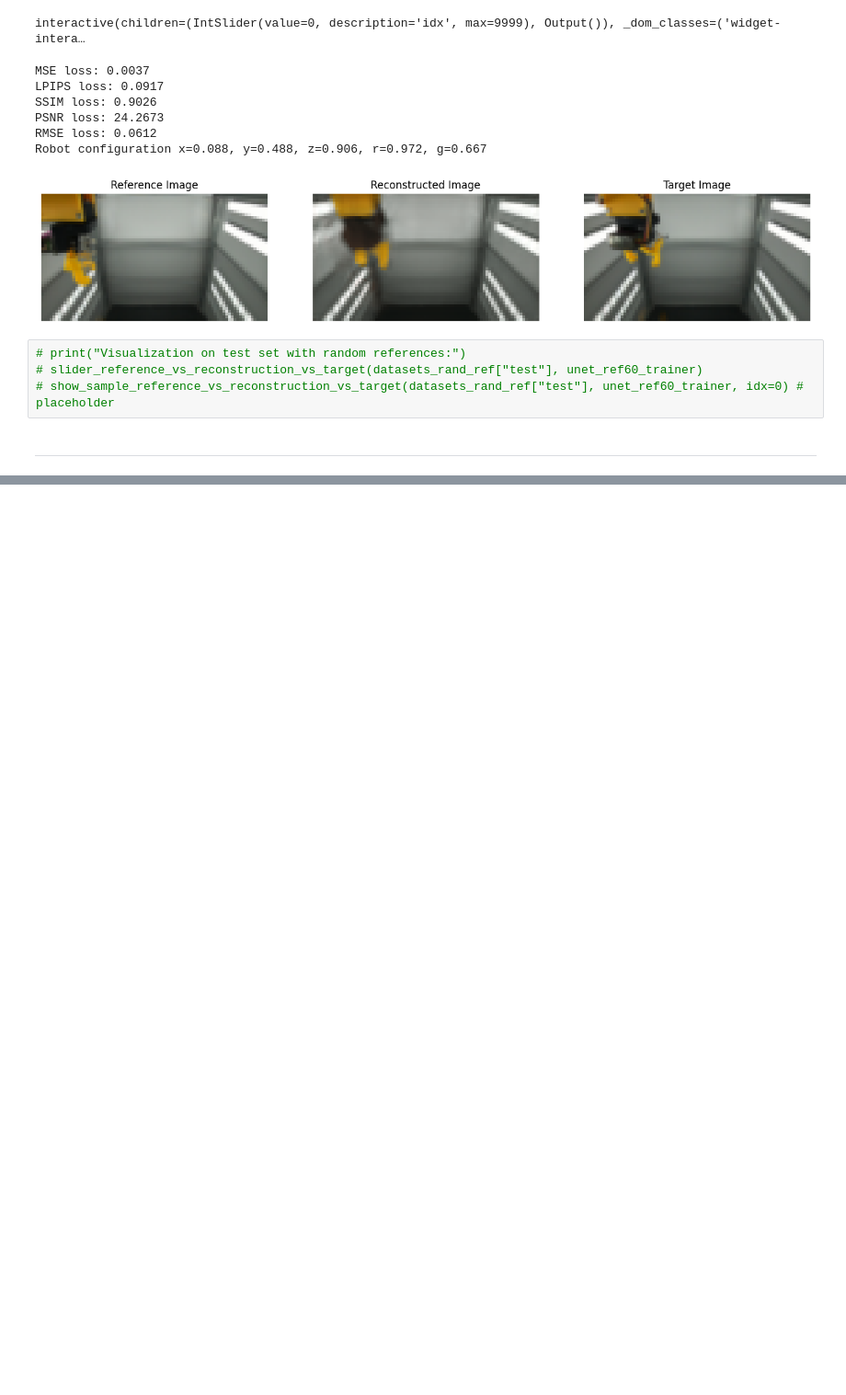
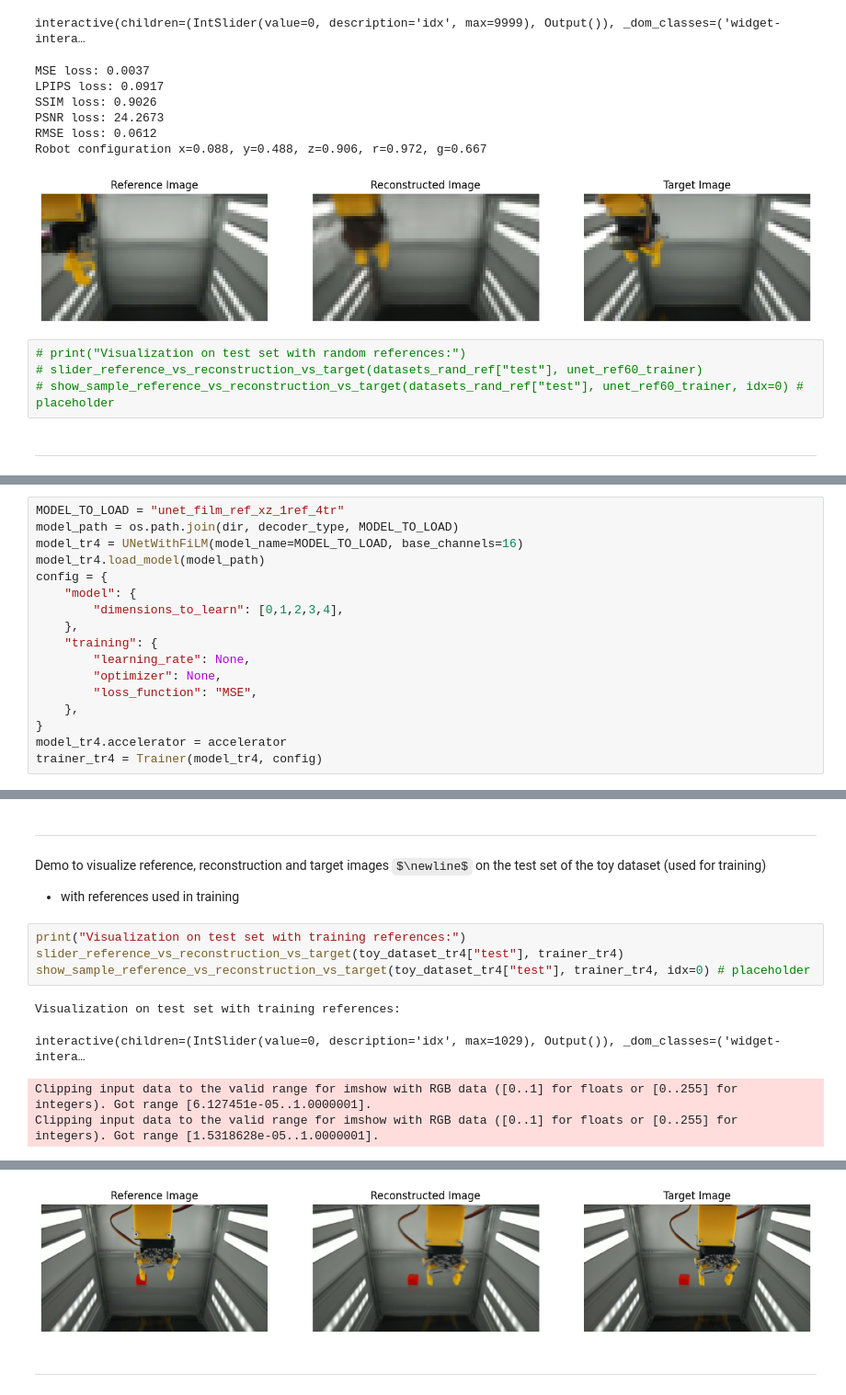
Before and after one commit to GiacomoBillo/cloudgripper-visual-autoencoder, a Jupyter notebook: visual_autoencoder/demo.ipynb, the cells around one changed output, grey strips where cells are left out. Shown at 92% size. Drawn from its saved outputs; the diff is of its cells as text; some formulas as TeX source; blank space fills up the shorter version.

```diff
--- a/visual_autoencoder/demo.ipynb
+++ b/visual_autoencoder/demo.ipynb
@@ -1815,0 +2081,17 @@ ___
+# %%
+MODEL_TO_LOAD = "unet_film_ref_xz_1ref_4tr"
+model_path = os.path.join(dir, decoder_type, MODEL_TO_LOAD)
+model_tr4 = UNetWithFiLM(model_name=MODEL_TO_LOAD, base_channels=16)
+model_tr4.load_model(model_path)
+config = {
+    "model": {
+        "dimensions_to_learn": [0,1,2,3,4],
+    },
+    "training": {
+        "learning_rate": None,
+        "optimizer": None,
+        "loss_function": "MSE",
+    },
+}
+model_tr4.accelerator = accelerator
+trainer_tr4 = Trainer(model_tr4, config)
@@ -1815,0 +2131,15 @@ ___
+# %% [markdown]
+___
+Demo to visualize reference, reconstruction and target images $\newline$
+on the test set of the toy dataset (used for training)
+
+- with references used in training
+# %%
+print("Visualization on test set with training references:")
+slider_reference_vs_reconstruction_vs_target(toy_dataset_tr4["test"], trainer_tr4)
+show_sample_reference_vs_reconstruction_vs_target(toy_dataset_tr4["test"], trainer_tr4, idx=0) # placeholder
+# %% [output]
+Visualization on test set with training references:
+interactive(children=(IntSlider(value=0, description='idx', max=1029), Output()), _dom_classes=('widget-intera…
+Clipping input data to the valid range for imshow with RGB data ([0..1] for floats or [0..255] for integers). Got range [6.127451e-05..1.0000001].
+Clipping input data to the valid range for imshow with RGB data ([0..1] for floats or [0..255] for integers). Got range [1.5318628e-05..1.0000001].
@@ -1815,0 +2152,3 @@ ___
+[figure, added]
+# %% [markdown]
+___
```
Also changed, not shown: parts of 41 cells of this notebook, 2 other files.
